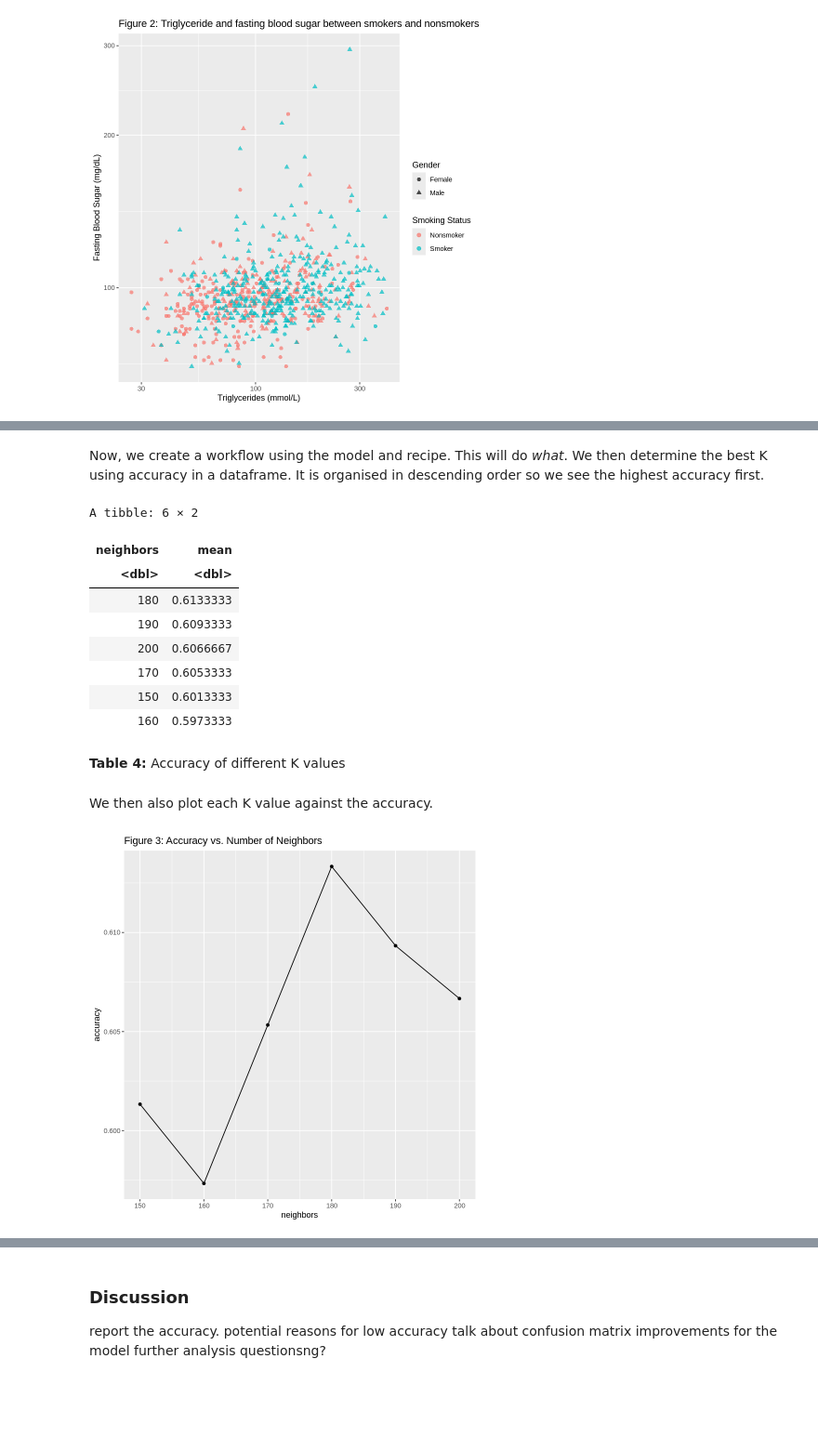
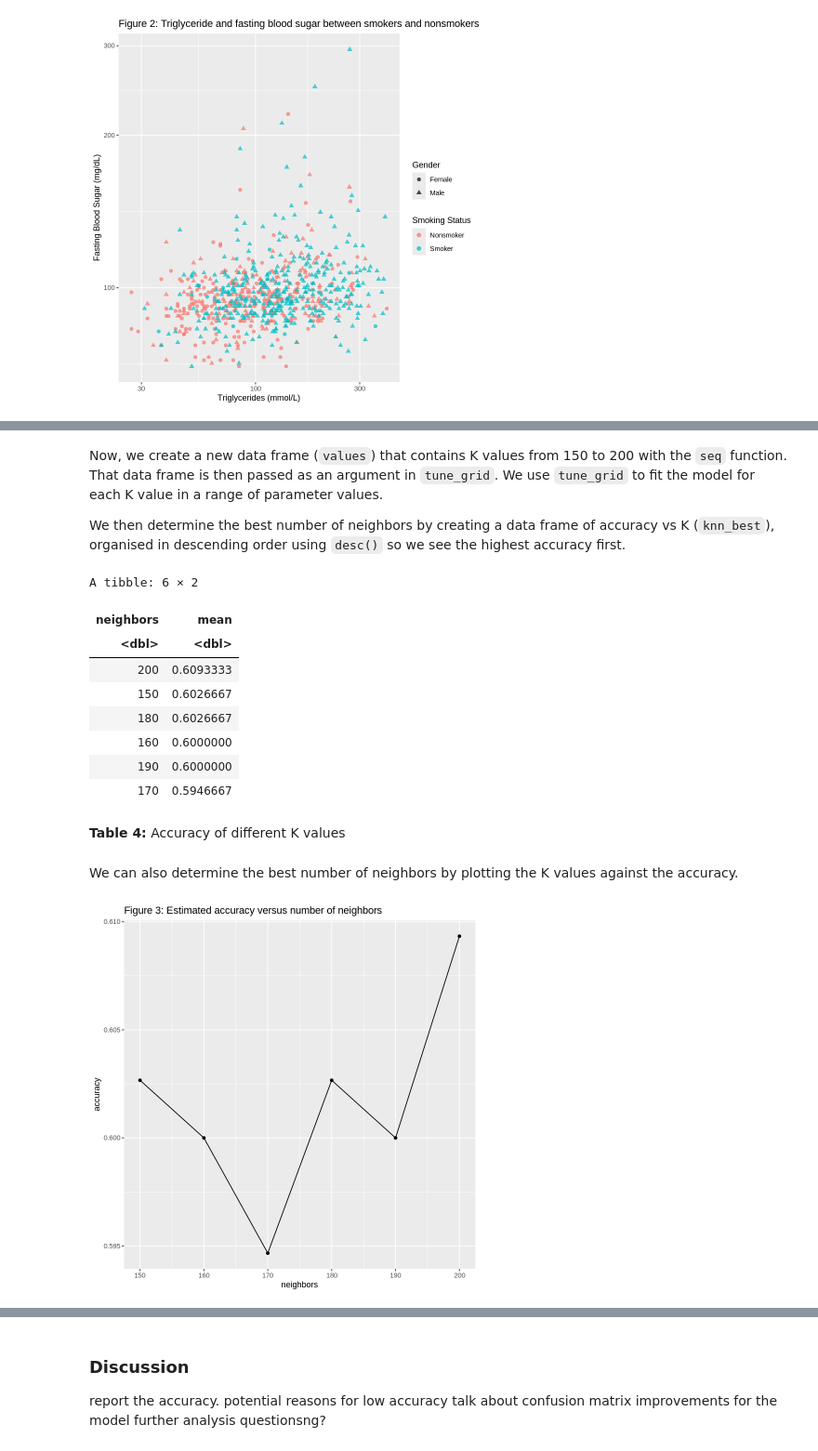
Before and after one commit to egreenall1/dsci100_group_project, a Jupyter notebook: final_group_project.ipynb, the cells around one changed output, grey strips where cells are left out. Shown at 93% size. Saved outputs shown, nothing was run; the diff lists cells and outputs as text; code cells hidden in the pictures; blank space fills up the shorter version.

```diff
--- a/final_group_project.ipynb
+++ b/final_group_project.ipynb
@@ -171,6 +201,13 @@ values <- tibble(neighbors = seq(from = 150, to = 200, by = 10))
 # %% [markdown]
-Now, we create a workflow using the model and recipe. This will do *what*. We then determine the best K using accuracy in a dataframe. It is organised in descending order so we see the highest accuracy first.
+Now, we create a new data frame (`values`) that contains K values from 150 to 200 with the `seq` function. That data frame is then passed as an argument in `tune_grid`. We use `tune_grid` to fit the model for each K value in a range of parameter values.
+
+We then determine the best number of neighbors by creating a data frame of accuracy vs K (`knn_best`), organised in descending order using `desc()` so we see the highest accuracy first.
 # %%
+set.seed(2024)
+
+##### the accuracy seems to change based on the by = x?####
+values <- tibble(neighbors = seq(from = 150, to = 200, by = 10))
+
 #creating a workflow to find the best K value
 knn_best <- workflow() |>
     add_recipe(knn_recipe) |>
@@ -187,25 +224,27 @@ head(knn_best)
 A tibble: 6 × 2
 | neighbors | mean |
 | <dbl> | <dbl> |
-| 180 | 0.6133333 |
-| 190 | 0.6093333 |
-| 200 | 0.6066667 |
-| 170 | 0.6053333 |
-| 150 | 0.6013333 |
-| 160 | 0.5973333 |
+| 200 | 0.6093333 |
+| 150 | 0.6026667 |
+| 180 | 0.6026667 |
+| 160 | 0.6000000 |
+| 190 | 0.6000000 |
+| 170 | 0.5946667 |
 # %% [markdown]
 **Table 4:** Accuracy of different K values
 # %% [markdown]
-We then also plot each K value against the accuracy.
+We can also determine the best number of neighbors by plotting the K values against the accuracy.
 # %%
+set.seed(2024)
+
 #plotting K versus accuracy
 cross_val_plot <- knn_best |>
     ggplot(aes(x = neighbors, y = mean)) +
     geom_point() +
     geom_line() +
-    labs(x = "neighbors", y = "accuracy", title = "Figure 3: Accuracy vs. Number of Neighbors")
+    labs(x = "neighbors", y = "accuracy", title = "Figure 3: Estimated accuracy versus number of neighbors")
 
 cross_val_plot
 # %% [output]
-[figure, old version]
+[figure, new version]
 # %% [markdown]
```
Also changed, not shown: parts of 35 cells of this notebook.
